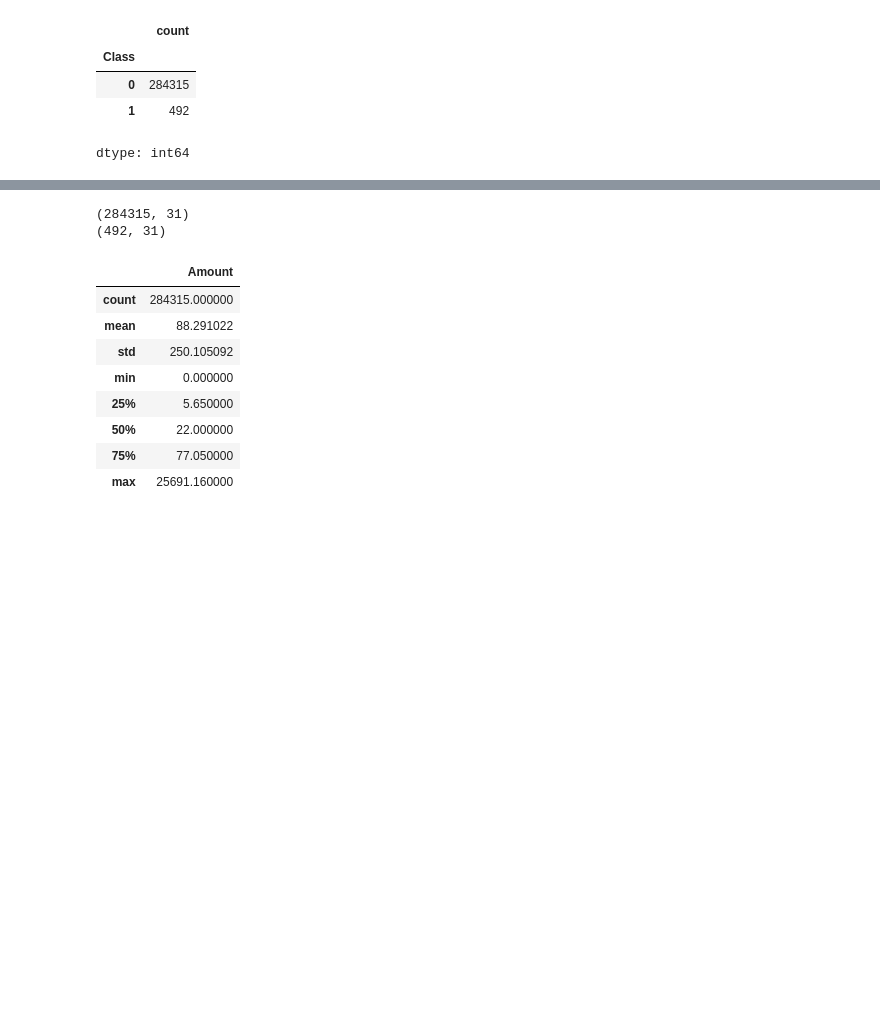
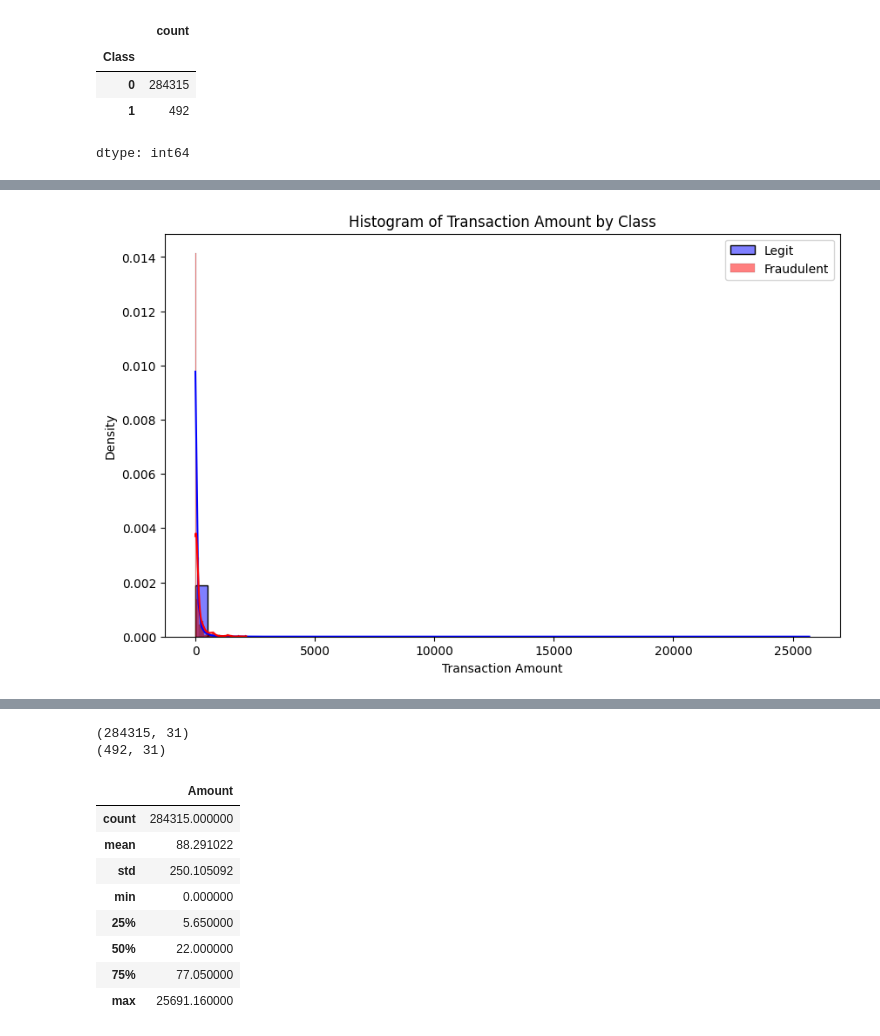
Before and after one commit to piyushdhurwey-unique/credit-card-fraud-detection, a Jupyter notebook: credit_card_fraud_detection.ipynb, the cells around one changed output, grey strips where cells are left out. Saved outputs shown, nothing was run; the diff lists cells and outputs as text; code cells hidden in the pictures; blank space fills up the shorter version.

```diff
--- a/credit_card_fraud_detection.ipynb
+++ b/credit_card_fraud_detection.ipynb
@@ -68,0 +135,25 @@ dtype: int64
+# %%
+import seaborn as sns
+import matplotlib.pyplot as plt
+
+# Create a figure and an axes object for the plot
+plt.figure(figsize=(10, 6))
+
+# Plot the histogram of 'Amount' for legitimate transactions
+sns.histplot(credit_card_data[credit_card_data['Class'] == 0]['Amount'], bins=50, color='blue', label='Legit', kde=True, stat='density', alpha=0.5)
+
+# Plot the histogram of 'Amount' for fraudulent transactions
+sns.histplot(credit_card_data[credit_card_data['Class'] == 1]['Amount'], bins=50, color='red', label='Fraudulent', kde=True, stat='density', alpha=0.5)
+
+# Add title and labels
+plt.title('Histogram of Transaction Amount by Class')
+plt.xlabel('Transaction Amount')
+plt.ylabel('Density')
+
+# Add a legend
+plt.legend()
+
+# Display the plot
+plt.show()
+# %% [output]
+[figure, added]
```
Also changed, not shown: parts of 16 cells of this notebook.
